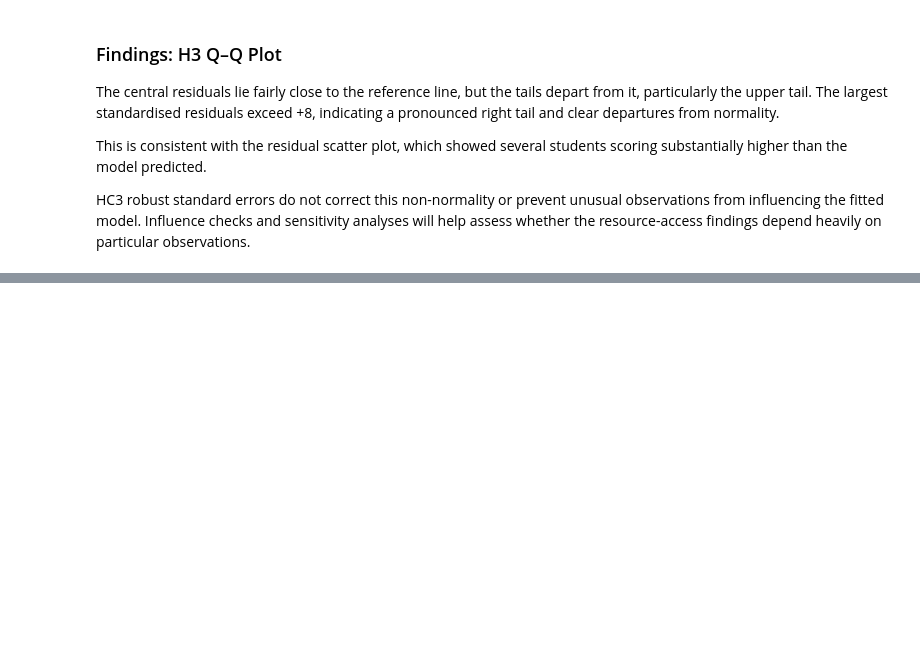
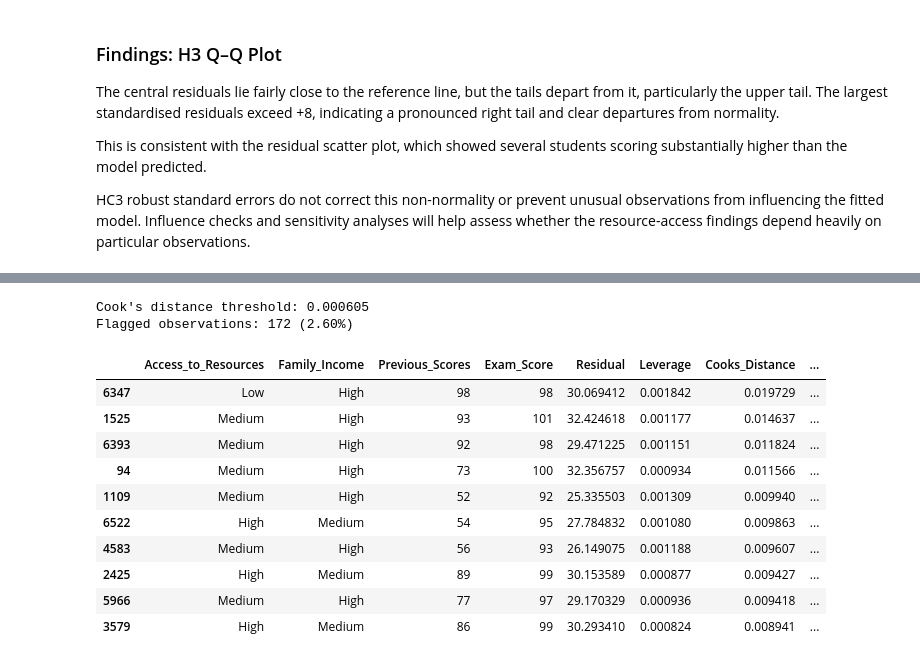
Before and after one commit to LieneRubule/student-performance-analysis, a Jupyter notebook: jupyter_notebooks/Student_Performance_Hypothesis_Testing.ipynb, the cells around one changed output, grey strips where cells are left out. Cells and saved outputs as stored; diff of their text form; code cells hidden in the pictures; blank space fills up the shorter version.

Commit message:
Add H3 influence checks and sensitivity analysis findings

```diff
--- a/jupyter_notebooks/Student_Performance_Hypothesis_Testing.ipynb
+++ b/jupyter_notebooks/Student_Performance_Hypothesis_Testing.ipynb
@@ -2212,0 +2227,51 @@ findings depend heavily on particular observations.
+# %%
+# Created with assistance from ChatGPT.
+# Statsmodels documentation — influence diagnostics:
+# https://www.statsmodels.org/stable/generated/statsmodels.stats.outliers_influence.OLSInfluence.html
+
+# Calculate influence measures for the full H3 model.
+h3_influence = h3_model.get_influence()
+h3_cooks_threshold = 4 / h3_model.nobs
+
+# Keep the original row indices so flagged students can be identified.
+h3_influence_table = h3_data[
+    ["Access_to_Resources", "Family_Income", "Previous_Scores", "Exam_Score"]
+].copy()
+
+h3_influence_table["Residual"] = h3_model.resid
+h3_influence_table["Leverage"] = h3_influence.hat_matrix_diag
+h3_influence_table["Cooks_Distance"] = h3_influence.cooks_distance[0]
+h3_influence_table["Flagged"] = (
+    h3_influence_table["Cooks_Distance"] > h3_cooks_threshold
+)
+
+# Report the number flagged without removing any observations.
+h3_flagged_count = h3_influence_table["Flagged"].sum()
+h3_flagged_percent = 100 * h3_flagged_count / len(h3_influence_table)
+
+print(f"Cook's distance threshold: {h3_cooks_threshold:.6f}")
+print(
+    f"Flagged observations: {h3_flagged_count} "
+    f"({h3_flagged_percent:.2f}%)"
+)
+
+# Display the ten observations with the highest Cook's distances.
+display(
+    h3_influence_table
+    .sort_values("Cooks_Distance", ascending=False)
+    .head(10)
+)
+# %% [output]
+Cook's distance threshold: 0.000605
+Flagged observations: 172 (2.60%)
+|  | Access_to_Resources | Family_Income | Previous_Scores | Exam_Score | Residual | Leverage | Cooks_Distance | ... |
+| 6347 | Low | High | 98 | 98 | 30.069412 | 0.001842 | 0.019729 | ... |
+| 1525 | Medium | High | 93 | 101 | 32.424618 | 0.001177 | 0.014637 | ... |
+| 6393 | Medium | High | 92 | 98 | 29.471225 | 0.001151 | 0.011824 | ... |
+| 94 | Medium | High | 73 | 100 | 32.356757 | 0.000934 | 0.011566 | ... |
+| 1109 | Medium | High | 52 | 92 | 25.335503 | 0.001309 | 0.009940 | ... |
+| 6522 | High | Medium | 54 | 95 | 27.784832 | 0.001080 | 0.009863 | ... |
+| 4583 | Medium | High | 56 | 93 | 26.149075 | 0.001188 | 0.009607 | ... |
+| 2425 | High | Medium | 89 | 99 | 30.153589 | 0.000877 | 0.009427 | ... |
+| 5966 | Medium | High | 77 | 97 | 29.170329 | 0.000936 | 0.009418 | ... |
+| 3579 | High | Medium | 86 | 99 | 30.293410 | 0.000824 | 0.008941 | ... |
```
Also changed, not shown: parts of 5 cells of this notebook.
